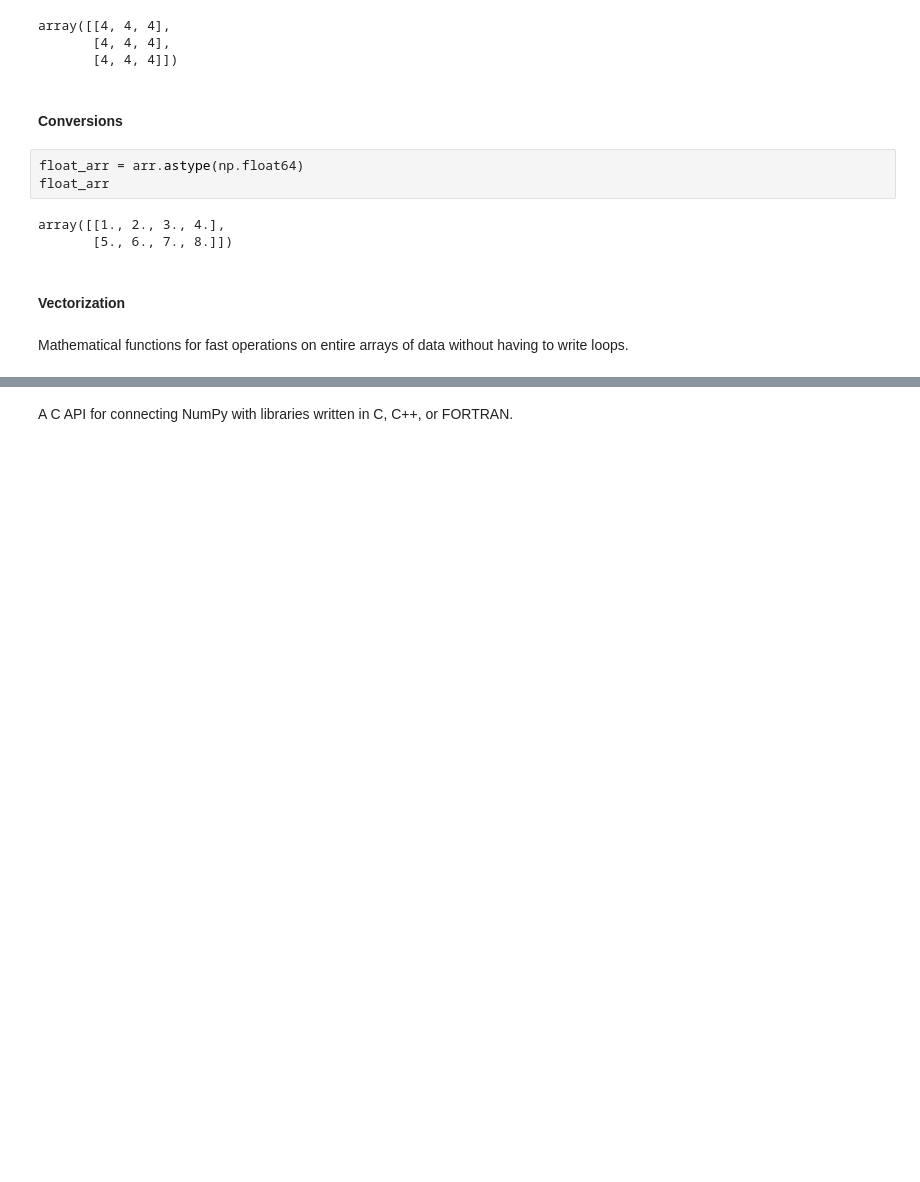
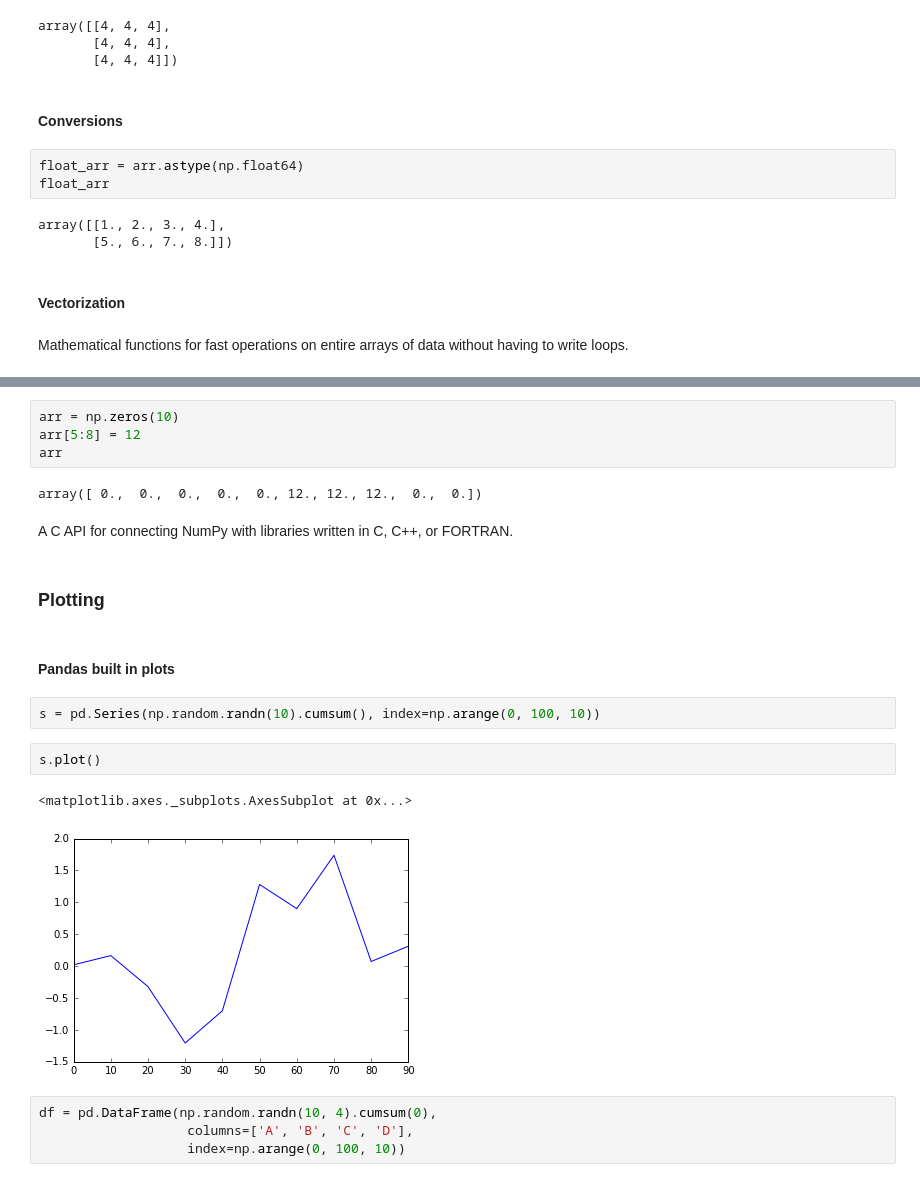
Before and after one commit to swethanarayanan/hello-world, a Jupyter notebook: Hello_Python.ipynb, the cells around one changed output, grey strips where cells are left out. Drawn from its saved outputs; the diff is of its cells as text; blank space fills up the shorter version.

```diff
--- a/Hello_Python.ipynb
+++ b/Hello_Python.ipynb
@@ -1544,2 +1845,23 @@ Mathematical functions for fast operations on entire arrays of data without havi
+# %%
+arr = np.zeros(10)
+arr[5:8] = 12
+arr
+# %% [output]
+array([ 0.,  0.,  0.,  0.,  0., 12., 12., 12.,  0.,  0.])
 # %% [markdown]
 A C API for connecting NumPy with libraries written in C, C++, or FORTRAN.
+# %% [markdown]
+### Plotting
+# %% [markdown]
+#### Pandas built in plots
+# %%
+s = pd.Series(np.random.randn(10).cumsum(), index=np.arange(0, 100, 10))
+# %%
+s.plot()
+# %% [output]
+<matplotlib.axes._subplots.AxesSubplot at 0x...>
+[figure, added]
+# %%
+df = pd.DataFrame(np.random.randn(10, 4).cumsum(0),
+                   columns=['A', 'B', 'C', 'D'],
+                   index=np.arange(0, 100, 10))
```
Also changed, not shown: parts of 78 cells of this notebook.
